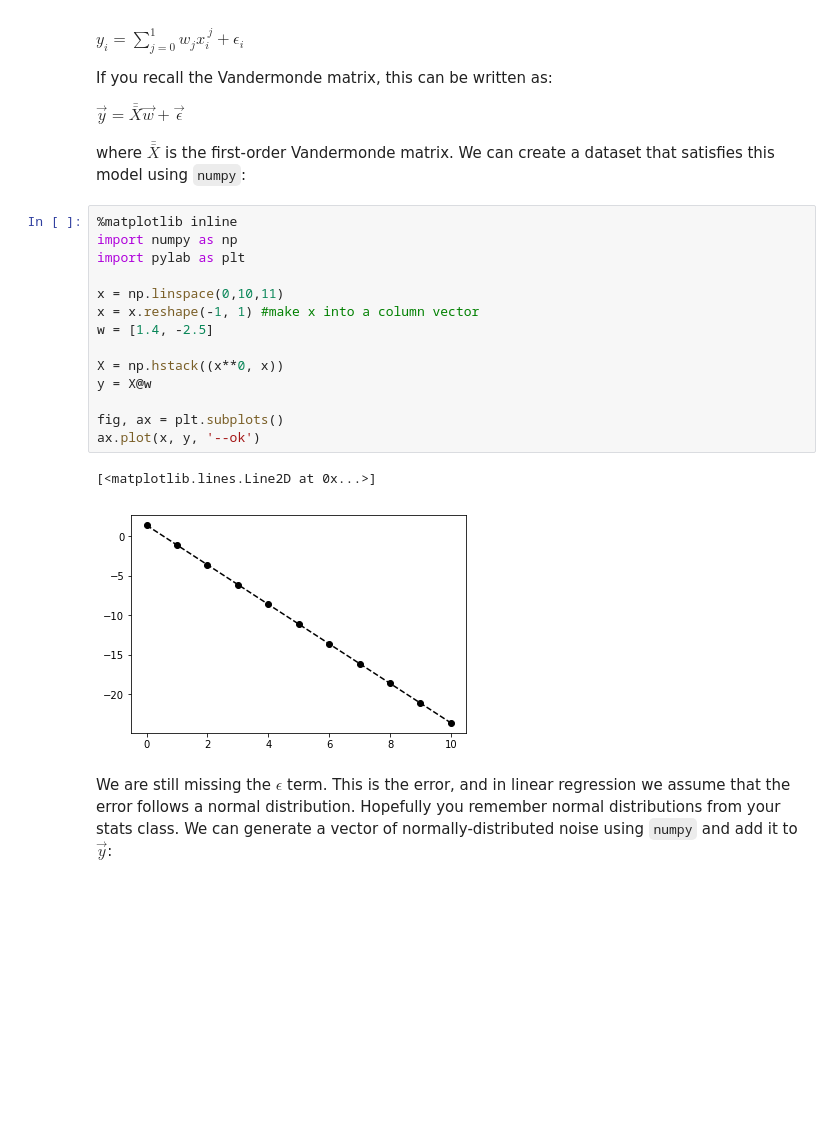
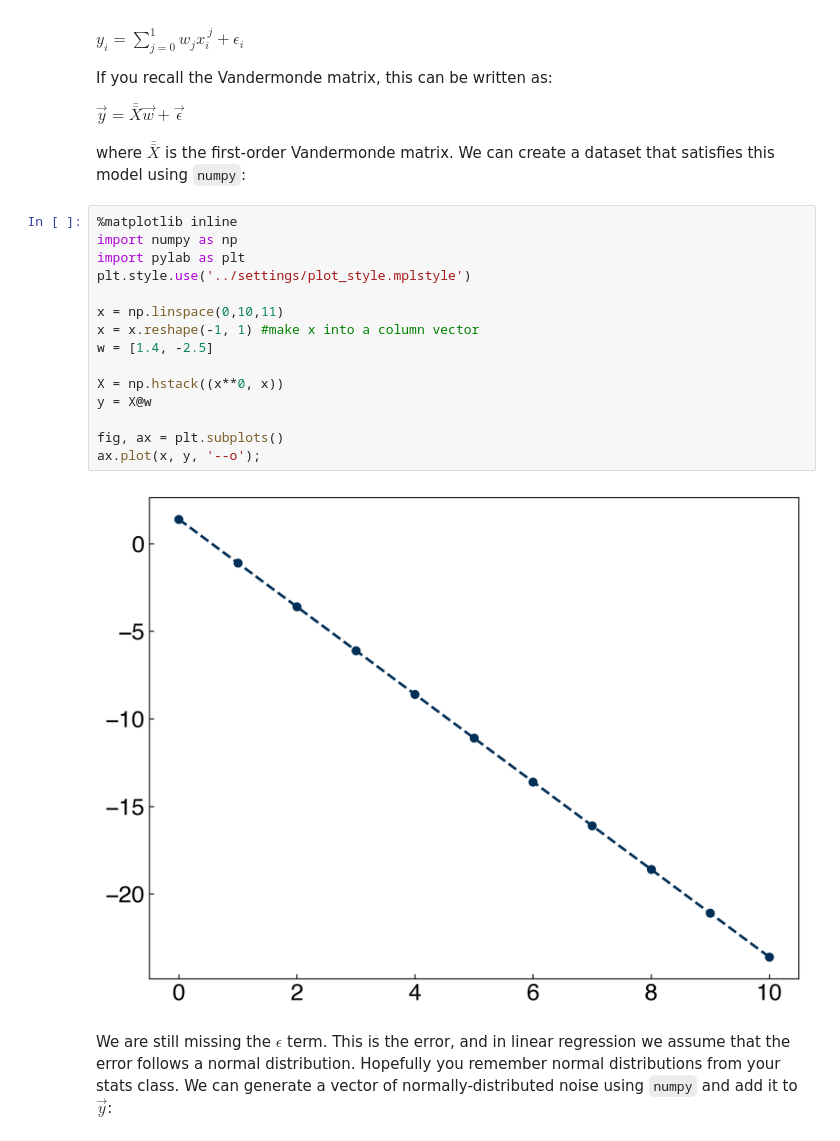
Before and after one commit to medford-group/data_analytics_ChE, a Jupyter notebook: 1-numerical_methods/Topic3-Linear_Regression.ipynb, the cells around one changed output. Saved outputs shown, nothing was run; the diff lists cells and outputs as text; blank space fills up the shorter version.

```diff
--- a/1-numerical_methods/Topic3-Linear_Regression.ipynb
+++ b/1-numerical_methods/Topic3-Linear_Regression.ipynb
@@ -36,20 +36,20 @@ where $\bar{\bar{X}}$ is the first-order Vandermonde matrix. We can create a dat
 # %%
 %matplotlib inline
 import numpy as np
 import pylab as plt
+plt.style.use('../settings/plot_style.mplstyle')
 
 x = np.linspace(0,10,11)
 x = x.reshape(-1, 1) #make x into a column vector
 w = [1.4, -2.5]
 
 X = np.hstack((x**0, x))
 y = X@w
 
 fig, ax = plt.subplots()
-ax.plot(x, y, '--ok')
+ax.plot(x, y, '--o');
 # %% [output]
-[<matplotlib.lines.Line2D at 0x...>]
-[figure, old version]
+[figure, new version]
 # %% [markdown]
 We are still missing the $\epsilon$ term. This is the error, and in linear regression we assume that the error follows a normal distribution. Hopefully you remember normal distributions from your stats class. We can generate a vector of normally-distributed noise using `numpy` and add it to $\vec{y}$:
 # %%
```
Also changed, not shown: parts of 17 cells of this notebook, 4 other files.
